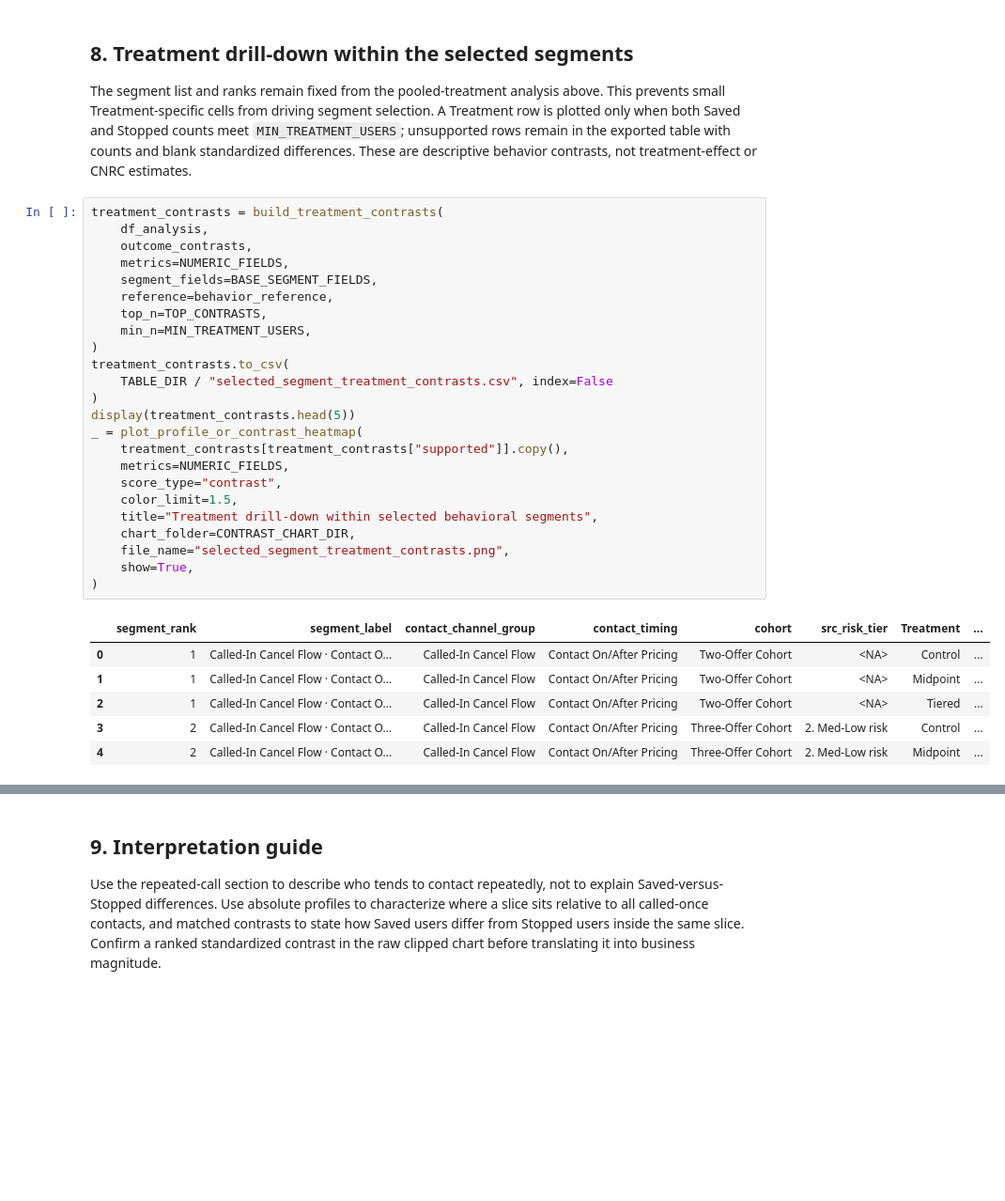
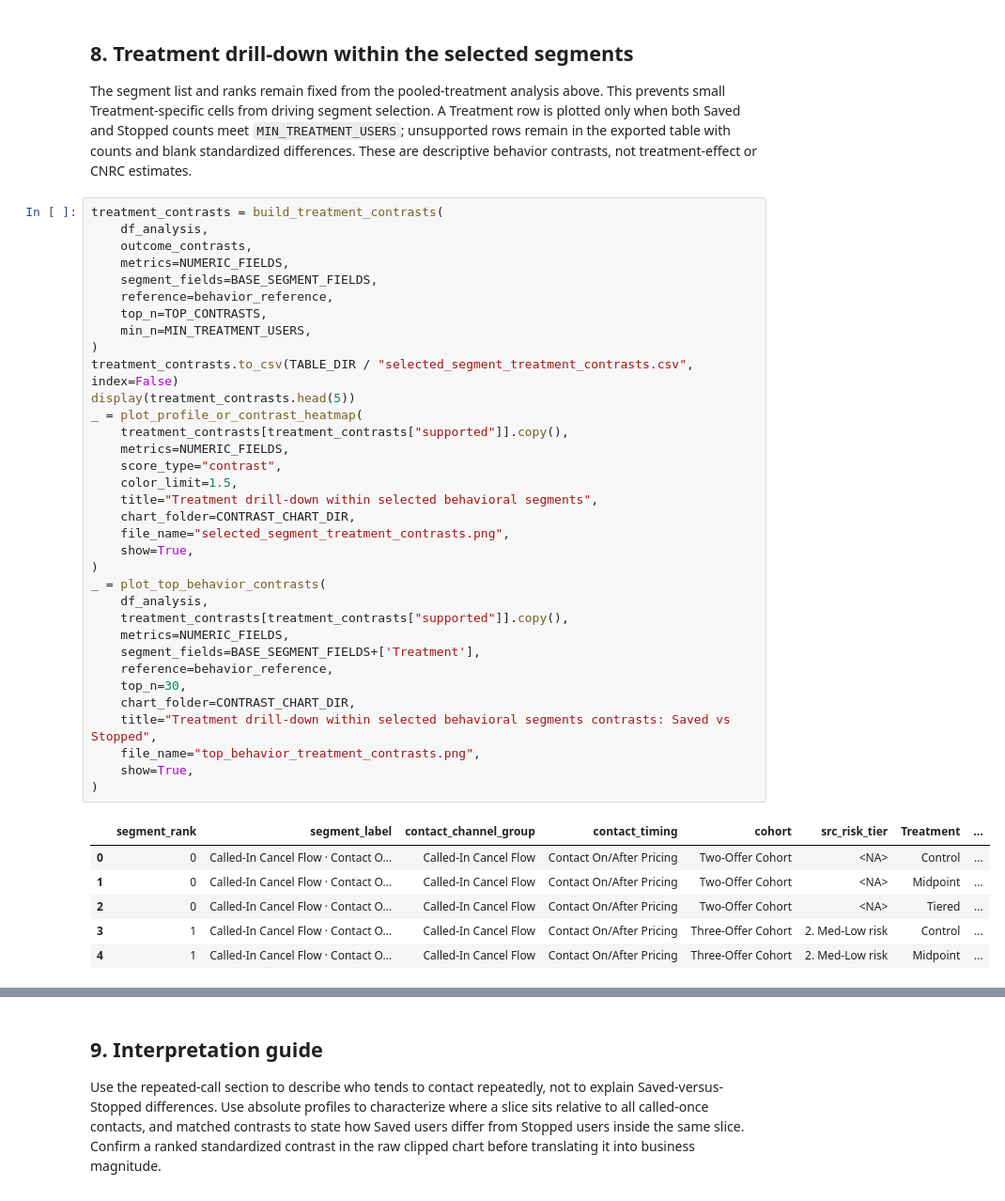
Before and after one commit to ying-gannett/stop_save_pChurn, a Jupyter notebook: src/notebooks/EDA_complete.ipynb, the cells around one changed output, grey strips where cells are left out. Shown at 94% size. Drawn from its saved outputs; the diff is of its cells as text; blank space fills up the shorter version.

```diff
--- a/src/notebooks/EDA_complete.ipynb
+++ b/src/notebooks/EDA_complete.ipynb
@@ -461,32 +426,42 @@ The segment list and ranks remain fixed from the pooled-treatment analysis above
 # %%
 treatment_contrasts = build_treatment_contrasts(
     df_analysis,
     outcome_contrasts,
     metrics=NUMERIC_FIELDS,
     segment_fields=BASE_SEGMENT_FIELDS,
     reference=behavior_reference,
     top_n=TOP_CONTRASTS,
     min_n=MIN_TREATMENT_USERS,
 )
-treatment_contrasts.to_csv(
-    TABLE_DIR / "selected_segment_treatment_contrasts.csv", index=False
-)
+treatment_contrasts.to_csv(TABLE_DIR / "selected_segment_treatment_contrasts.csv", index=False)
 display(treatment_contrasts.head(5))
 _ = plot_profile_or_contrast_heatmap(
     treatment_contrasts[treatment_contrasts["supported"]].copy(),
     metrics=NUMERIC_FIELDS,
     score_type="contrast",
     color_limit=1.5,
     title="Treatment drill-down within selected behavioral segments",
     chart_folder=CONTRAST_CHART_DIR,
     file_name="selected_segment_treatment_contrasts.png",
     show=True,
 )
+_ = plot_top_behavior_contrasts(
+    df_analysis,
+    treatment_contrasts[treatment_contrasts["supported"]].copy(),
+    metrics=NUMERIC_FIELDS,
+    segment_fields=BASE_SEGMENT_FIELDS+['Treatment'],
+    reference=behavior_reference,
+    top_n=30,
+    chart_folder=CONTRAST_CHART_DIR,
+    title="Treatment drill-down within selected behavioral segments contrasts: Saved vs Stopped",
+    file_name="top_behavior_treatment_contrasts.png",
+    show=True,
+)
 # %% [output]
 |  | segment_rank | segment_label | contact_channel_group | contact_timing | cohort | src_risk_tier | Treatment | ... |
-| 0 | 1 | Called-In Cancel Flow · Contact O... | Called-In Cancel Flow | Contact On/After Pricing | Two-Offer Cohort | <NA> | Control | ... |
-| 1 | 1 | Called-In Cancel Flow · Contact O... | Called-In Cancel Flow | Contact On/After Pricing | Two-Offer Cohort | <NA> | Midpoint | ... |
-| 2 | 1 | Called-In Cancel Flow · Contact O... | Called-In Cancel Flow | Contact On/After Pricing | Two-Offer Cohort | <NA> | Tiered | ... |
-| 3 | 2 | Called-In Cancel Flow · Contact O... | Called-In Cancel Flow | Contact On/After Pricing | Three-Offer Cohort | 2. Med-Low risk | Control | ... |
-| 4 | 2 | Called-In Cancel Flow · Contact O... | Called-In Cancel Flow | Contact On/After Pricing | Three-Offer Cohort | 2. Med-Low risk | Midpoint | ... |
+| 0 | 0 | Called-In Cancel Flow · Contact O... | Called-In Cancel Flow | Contact On/After Pricing | Two-Offer Cohort | <NA> | Control | ... |
+| 1 | 0 | Called-In Cancel Flow · Contact O... | Called-In Cancel Flow | Contact On/After Pricing | Two-Offer Cohort | <NA> | Midpoint | ... |
+| 2 | 0 | Called-In Cancel Flow · Contact O... | Called-In Cancel Flow | Contact On/After Pricing | Two-Offer Cohort | <NA> | Tiered | ... |
+| 3 | 1 | Called-In Cancel Flow · Contact O... | Called-In Cancel Flow | Contact On/After Pricing | Three-Offer Cohort | 2. Med-Low risk | Control | ... |
+| 4 | 1 | Called-In Cancel Flow · Contact O... | Called-In Cancel Flow | Contact On/After Pricing | Three-Offer Cohort | 2. Med-Low risk | Midpoint | ... |
 [figure]
```
Also changed, not shown: parts of 7 cells of this notebook, 1 other file.
